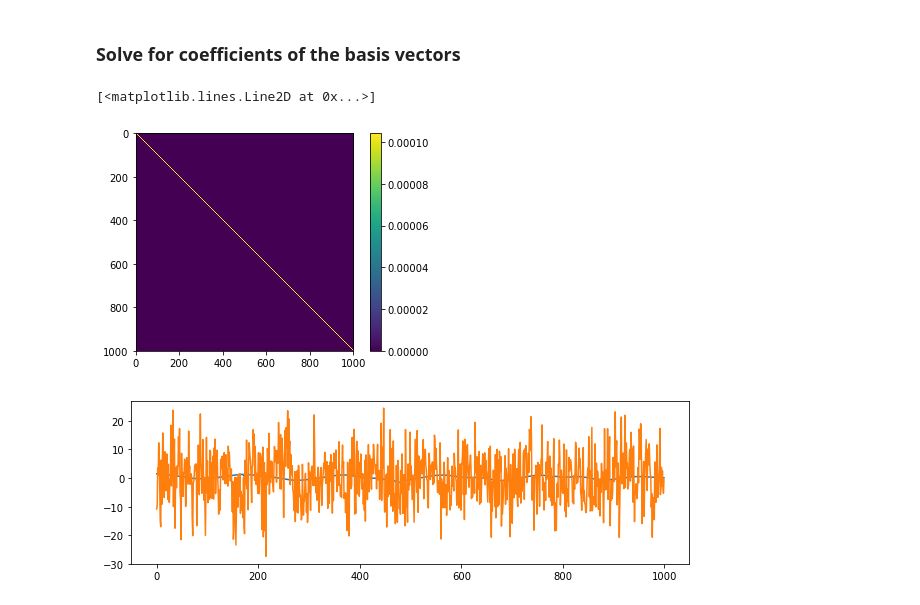
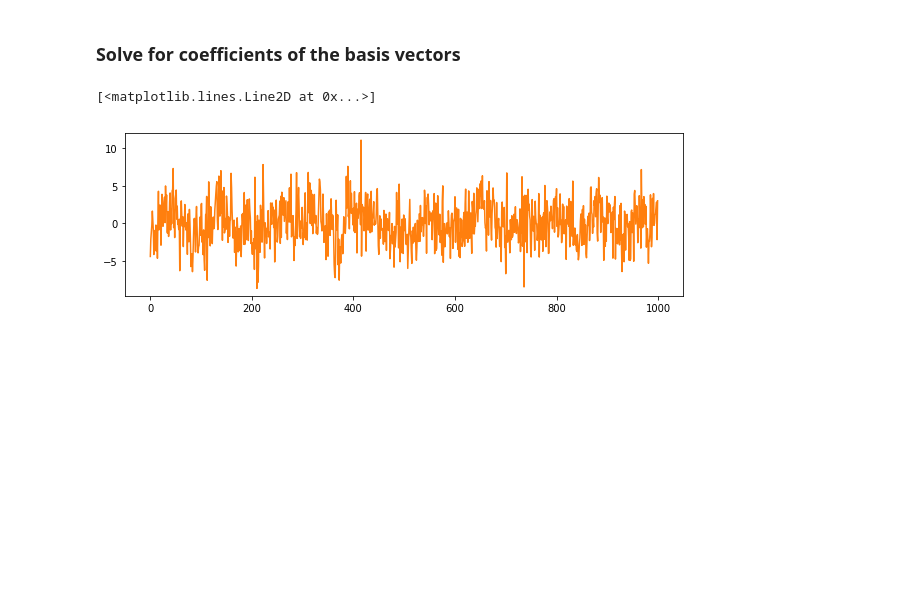
Before and after one commit to saigrain/republic, a Jupyter notebook: sim/sim1.ipynb, the cells around one changed output. Cells and saved outputs as stored; diff of their text form; code cells hidden in the pictures; blank space fills up the shorter version.

```diff
--- a/sim/sim1.ipynb
+++ b/sim/sim1.ipynb
@@ -105,11 +104,11 @@ def construct_matrices(F, T, sigma):
                 D[k,m1] = T[j,k,n1] / sigma[j,k]**2
             for n2 in range(N):
                 m2 = j * N + n2
-                E[m1, m2] = T[j,k,n1] * T[j,k,n2] * w[j,k]
+                E[m1, m2] = (T[j,:,n1] * T[j,:,n2] * w[j,:]).sum()
     y = np.zeros(M+K)
     y[:K] = Fw.sum(axis=0)
     for j in range(J):
-        FwT = Fw[:,j][:,None] * T[:,j,:]
+        FwT = Fw[j,:][:,None] * T[j,:,:]
         y[K+j*N:K+(j+1)*N] = FwT.sum(axis=0)
     return Cinv, D, E, y
 # %%
@@ -126,7 +125,7 @@ def solve(F, T, sigma):
     E_DTCinvD = E - DTCinvD
     E_DTCinvD_inv = inv(E_DTCinvD)
     bottomright = E_DTCinvD_inv
-    topright = - np.dot(Cinv,np.dot(D,E_DTCinvD_inv))
+    topright = - np.dot(CinvD,np.dot(D,E_DTCinvD_inv))
     bottomleft = topright.T
     topleft = Cinv + np.dot(CinvD, -bottomleft)
     Xinv = np.zeros((K+J*N,K+J*N))
@@ -146,10 +145,9 @@ def solve(F, T, sigma):
 # %%
 sigma = np.zeros((J,K)) + sig
 a, w, B = solve(F, T_true, sigma)
 plt.figure(figsize=(10,3))
-plt.plot(t,A_true,'C0-')
+#plt.plot(t,A_true,'C0-')
 plt.plot(t,a,'C1-')
 # %% [output]
 [<matplotlib.lines.Line2D at 0x...>]
-[figure, old version]
+[figure, new version]
-[figure, removed]
```
Also changed, not shown: parts of 3 cells of this notebook, 1 other file.
